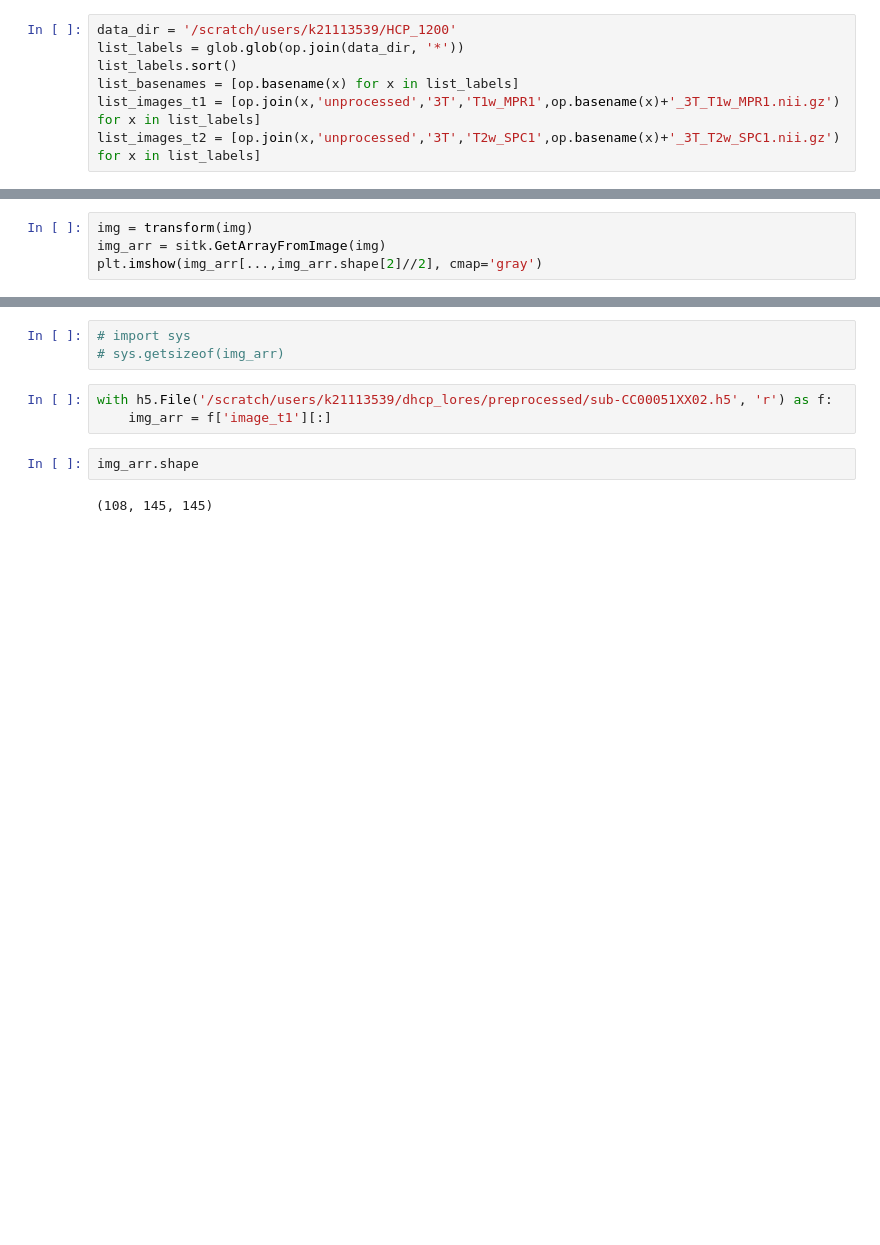
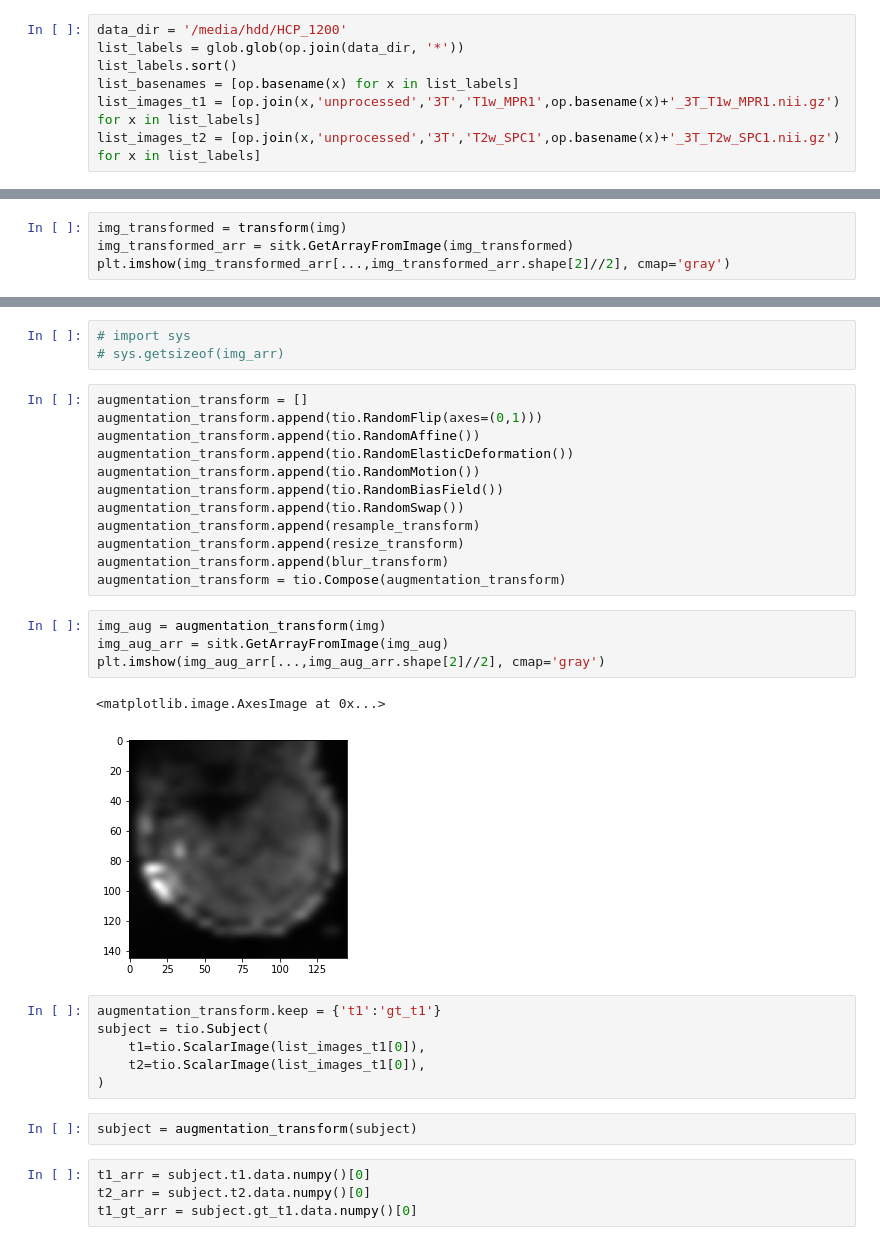
Before and after one commit to ExtremeViscent/SR-UNet, a Jupyter notebook: datasets/hcp_test.ipynb, the cells around one changed output, grey strips where cells are left out. Drawn from its saved outputs; the diff is of its cells as text; blank space fills up the shorter version.

Commit message:
added augmentation support

```diff
--- a/datasets/hcp_test.ipynb
+++ b/datasets/hcp_test.ipynb
@@ -20,7 +20,7 @@ import torchio as tio
 import h5py as h5
 import matplotlib.pyplot as plt
 # %%
-data_dir = '/scratch/users/k21113539/HCP_1200'
+data_dir = '/media/hdd/HCP_1200'
 list_labels = glob.glob(op.join(data_dir, '*'))
 list_labels.sort()
 list_basenames = [op.basename(x) for x in list_labels]
@@ -68,19 +68,43 @@ plt.imshow(img_gt[...,img_gt.shape[2]//2], cmap='gray')
 <matplotlib.image.AxesImage at 0x...>
 [figure]
 # %%
-img = transform(img)
-img_arr = sitk.GetArrayFromImage(img)
-plt.imshow(img_arr[...,img_arr.shape[2]//2], cmap='gray')
+img_transformed = transform(img)
+img_transformed_arr = sitk.GetArrayFromImage(img_transformed)
+plt.imshow(img_transformed_arr[...,img_transformed_arr.shape[2]//2], cmap='gray')
 # %% [output]
 <matplotlib.image.AxesImage at 0x...>
 [figure]
 # %%
 # import sys
 # sys.getsizeof(img_arr)
-# %%
-with h5.File('/scratch/users/k21113539/dhcp_lores/preprocessed/sub-CC00051XX02.h5', 'r') as f:
-    img_arr = f['image_t1'][:]
-# %%
-img_arr.shape
-# %% [output]
-(108, 145, 145)
+# %%
+augmentation_transform = []
+augmentation_transform.append(tio.RandomFlip(axes=(0,1)))
+augmentation_transform.append(tio.RandomAffine())
+augmentation_transform.append(tio.RandomElasticDeformation())
+augmentation_transform.append(tio.RandomMotion())
+augmentation_transform.append(tio.RandomBiasField())
+augmentation_transform.append(tio.RandomSwap())
+augmentation_transform.append(resample_transform)
+augmentation_transform.append(resize_transform)
+augmentation_transform.append(blur_transform)
+augmentation_transform = tio.Compose(augmentation_transform)
+# %%
+img_aug = augmentation_transform(img)
+img_aug_arr = sitk.GetArrayFromImage(img_aug)
+plt.imshow(img_aug_arr[...,img_aug_arr.shape[2]//2], cmap='gray')
+# %% [output]
+<matplotlib.image.AxesImage at 0x...>
+[figure, added]
+# %%
+augmentation_transform.keep = {'t1':'gt_t1'}
+subject = tio.Subject(
+    t1=tio.ScalarImage(list_images_t1[0]),
+    t2=tio.ScalarImage(list_images_t1[0]),
+)
+# %%
+subject = augmentation_transform(subject)
+# %%
+t1_arr = subject.t1.data.numpy()[0]
+t2_arr = subject.t2.data.numpy()[0]
+t1_gt_arr = subject.gt_t1.data.numpy()[0]
```
Also changed, not shown: parts of 7 cells of this notebook, 8 other files.
